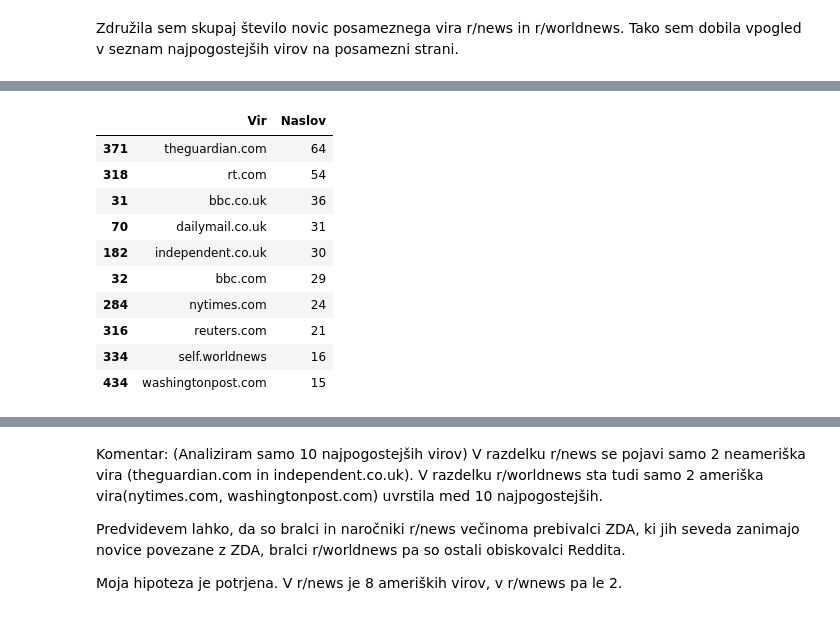
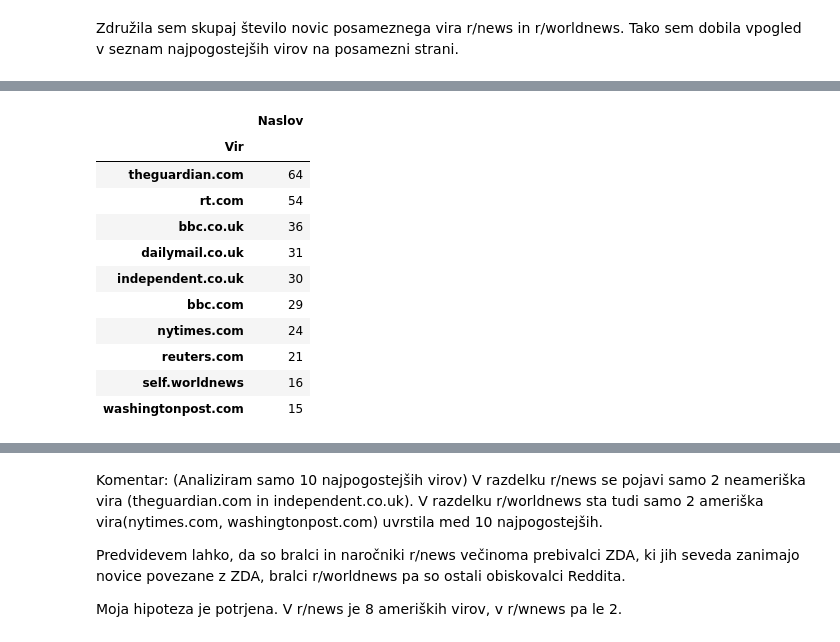
Before and after one commit to julijatominc/novice-Reddit, a Jupyter notebook: Analiza_novic.ipynb, the cells around one changed output, grey strips where cells are left out. Cells and saved outputs as stored; diff of their text form; code cells hidden in the pictures.

```diff
--- a/Analiza_novic.ipynb
+++ b/Analiza_novic.ipynb
@@ -55,14 +64,16 @@ viri_news[['Vir','Naslov']].sort_values(by='Naslov',ascending=False).head(n=10)
 # %%
-viri_wnews[['Vir','Naslov']].sort_values(by='Naslov',ascending=False).head(n=10)
+pogosti_wnews=viri_wnews[['Vir','Naslov']].sort_values(by='Naslov',ascending=False).head(n=10).set_index(['Vir'])
+pogosti_wnews
 # %% [output]
-|  | Vir | Naslov |
-| 371 | theguardian.com | 64 |
-| 318 | rt.com | 54 |
-| 31 | bbc.co.uk | 36 |
-| 70 | dailymail.co.uk | 31 |
-| 182 | independent.co.uk | 30 |
-| 32 | bbc.com | 29 |
-| 284 | nytimes.com | 24 |
-| 316 | reuters.com | 21 |
-| 334 | self.worldnews | 16 |
-| 434 | washingtonpost.com | 15 |
+|  | Naslov |
+| Vir |  |
+| theguardian.com | 64 |
+| rt.com | 54 |
+| bbc.co.uk | 36 |
+| dailymail.co.uk | 31 |
+| independent.co.uk | 30 |
+| bbc.com | 29 |
+| nytimes.com | 24 |
+| reuters.com | 21 |
+| self.worldnews | 16 |
+| washingtonpost.com | 15 |
```
Also changed, not shown: parts of 62 cells of this notebook.
